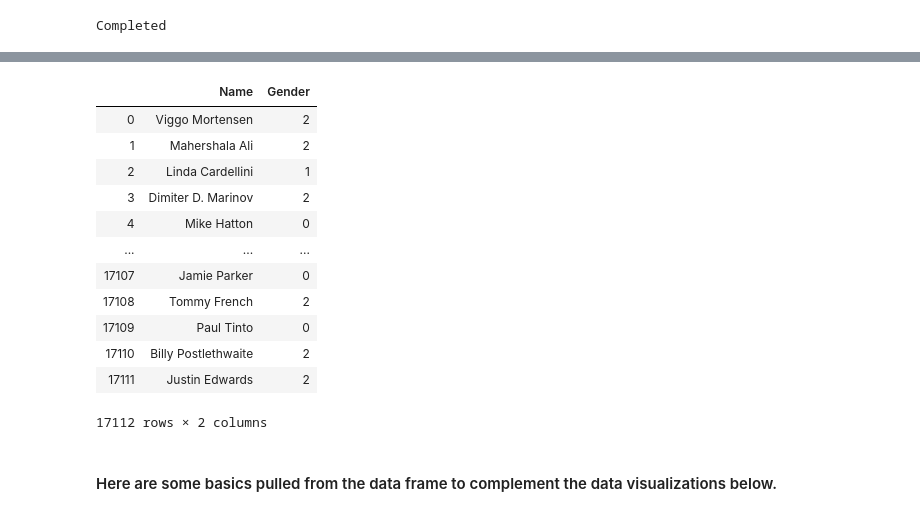
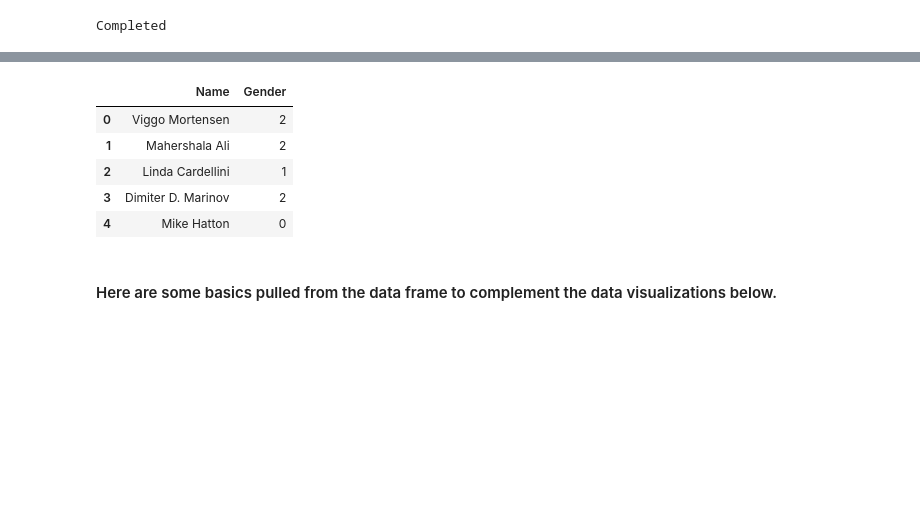
Before and after one commit to maitreyirajaram/oscar-awards-analysis, a Jupyter notebook: MovieReport.ipynb, the cells around one changed output, grey strips where cells are left out. Cells and saved outputs as stored; diff of their text form; code cells hidden in the pictures; blank space fills up the shorter version.

```diff
--- a/MovieReport.ipynb
+++ b/MovieReport.ipynb
@@ -90,19 +83,12 @@ movies
 # %%
-actors
+actors.head()
 # %% [output]
 |  | Name | Gender |
 | 0 | Viggo Mortensen | 2 |
 | 1 | Mahershala Ali | 2 |
 | 2 | Linda Cardellini | 1 |
 | 3 | Dimiter D. Marinov | 2 |
 | 4 | Mike Hatton | 0 |
-| ... | ... | ... |
-| 17107 | Jamie Parker | 0 |
-| 17108 | Tommy French | 2 |
-| 17109 | Paul Tinto | 0 |
-| 17110 | Billy Postlethwaite | 2 |
-| 17111 | Justin Edwards | 2 |
-17112 rows × 2 columns
 # %% [markdown]
 #### Here are some basics pulled from the data frame to complement the data visualizations below.
 # %%
```
Also changed, not shown: parts of 15 cells of this notebook.
